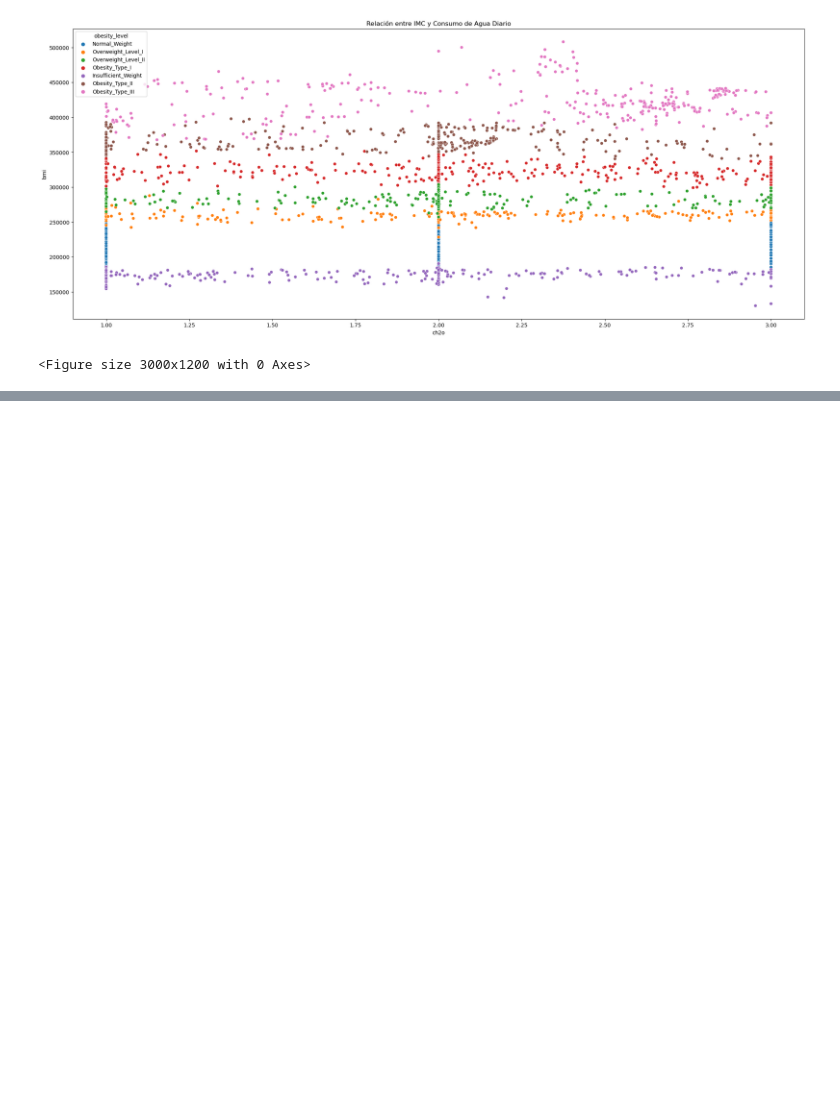
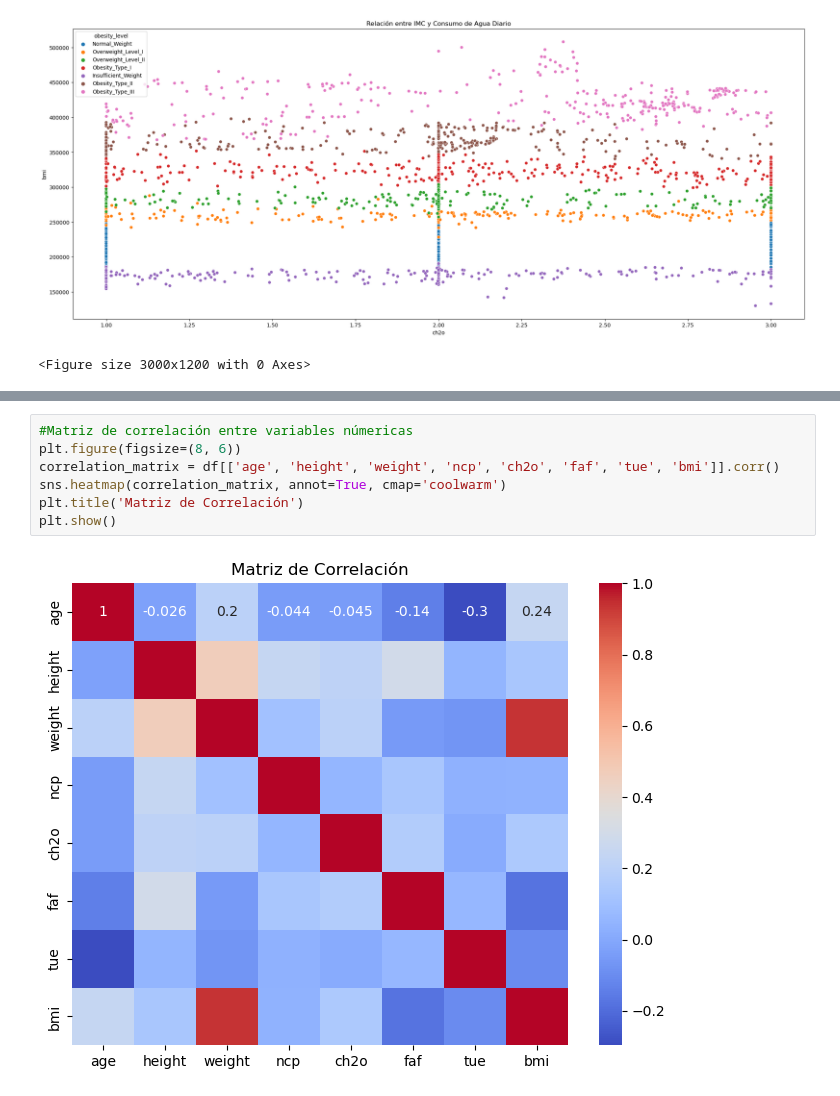
Before and after one commit to Andiwahnon15/Obesity, a Jupyter notebook: notebooks/main-1.ipynb, the cells around one changed output, grey strips where cells are left out. Saved outputs shown, nothing was run; the diff lists cells and outputs as text; blank space fills up the shorter version.

```diff
--- a/notebooks/main-1.ipynb
+++ b/notebooks/main-1.ipynb
@@ -169,0 +177,9 @@ plt.show()
+# %%
+#Matriz de correlación entre variables númericas
+plt.figure(figsize=(8, 6))
+correlation_matrix = df[['age', 'height', 'weight', 'ncp', 'ch2o', 'faf', 'tue', 'bmi']].corr()
+sns.heatmap(correlation_matrix, annot=True, cmap='coolwarm')
+plt.title('Matriz de Correlación')
+plt.show()
+# %% [output]
+[figure, added]
```
Also changed, not shown: parts of 8 cells of this notebook.
